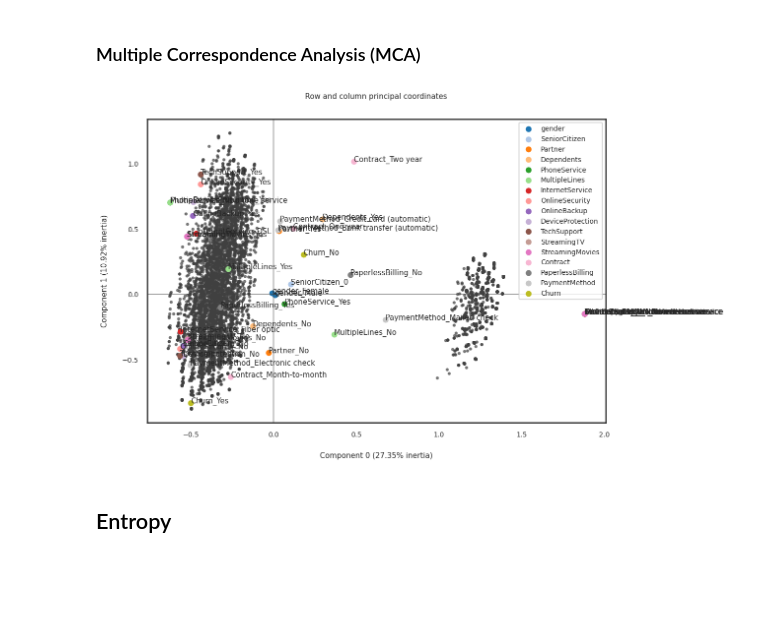
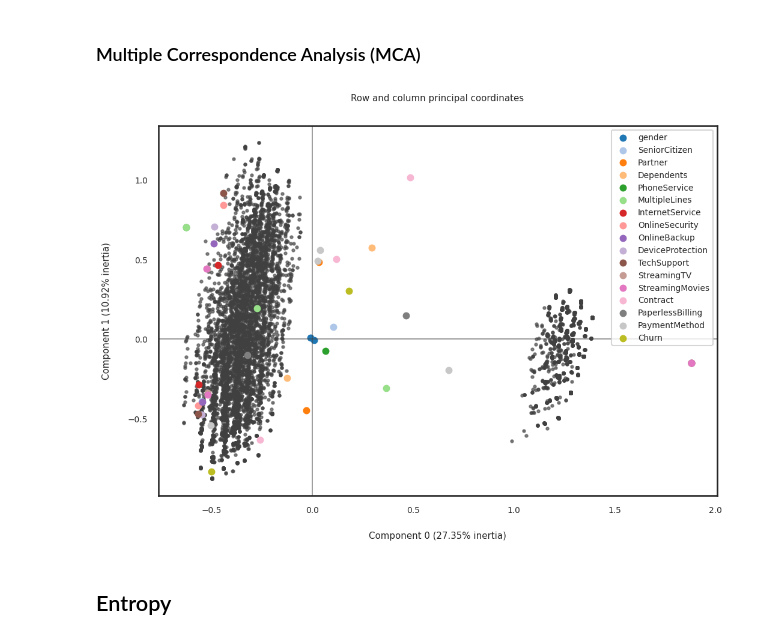
Before and after one commit to cmcouto-silva/Talks, a Jupyter notebook: PyData/pydata.ipynb, the cells around one changed output. Cells and saved outputs as stored; diff of their text form; code cells hidden in the pictures; blank space fills up the shorter version.

```diff
--- a/PyData/pydata.ipynb
+++ b/PyData/pydata.ipynb
@@ -187,7 +187,7 @@ It indicates which customers have left, stayed, or signed up for their service.
 
 Downladed from: https://www.kaggle.com/datasets/blastchar/telco-customer-churn
 # %%
-df = pd.read_csv('WA_Fn-UseC_-Telco-Customer-Churn.csv', index_col='customerID')
+df = pd.read_csv('data/WA_Fn-UseC_-Telco-Customer-Churn.csv', index_col='customerID')
 # %%
 print('Dataframe has {} rows and {} columns.\n'.format(*df.shape))
 display(df.head())
@@ -490,11 +490,11 @@ X = df[categorical_columns+[target_col]]
 mca = prince.MCA().fit(X)
 # %%
 sns.set_palette('tab20')
-ax = mca.plot_coordinates(X, figsize=(12,8), column_points_size=50, show_column_labels=True)
+ax = mca.plot_coordinates(X, figsize=(12,8), column_points_size=50, show_column_labels=False)
 # adjust_text(ax.texts)
 plt.show()
 # %% [output]
-[figure, old version]
+[figure, new version]
 # %% [markdown]
 ## Entropy
 # %% [markdown]
```
